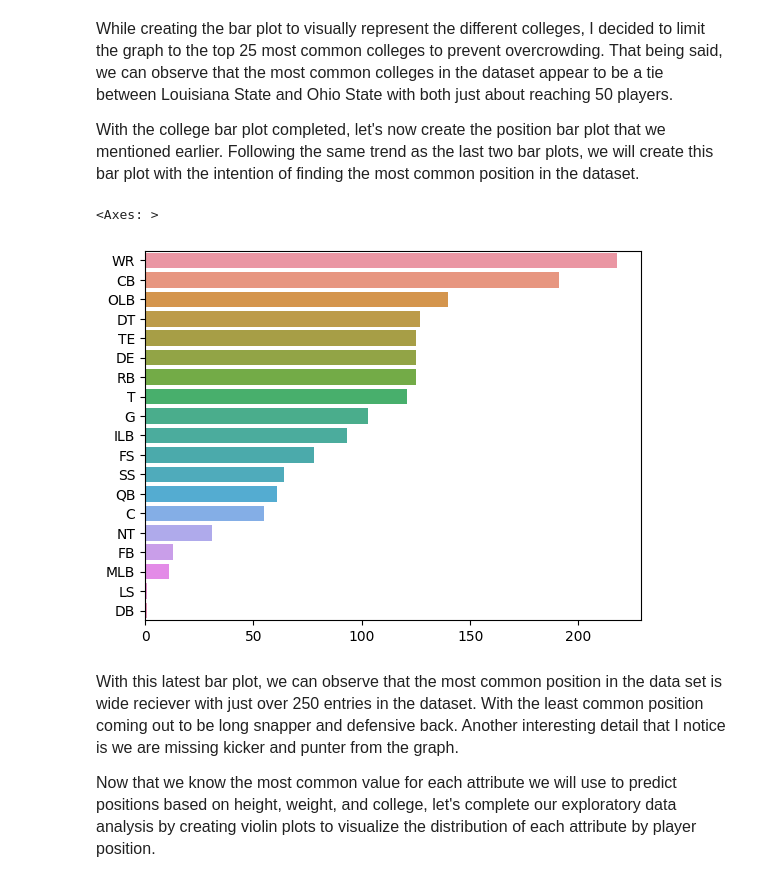
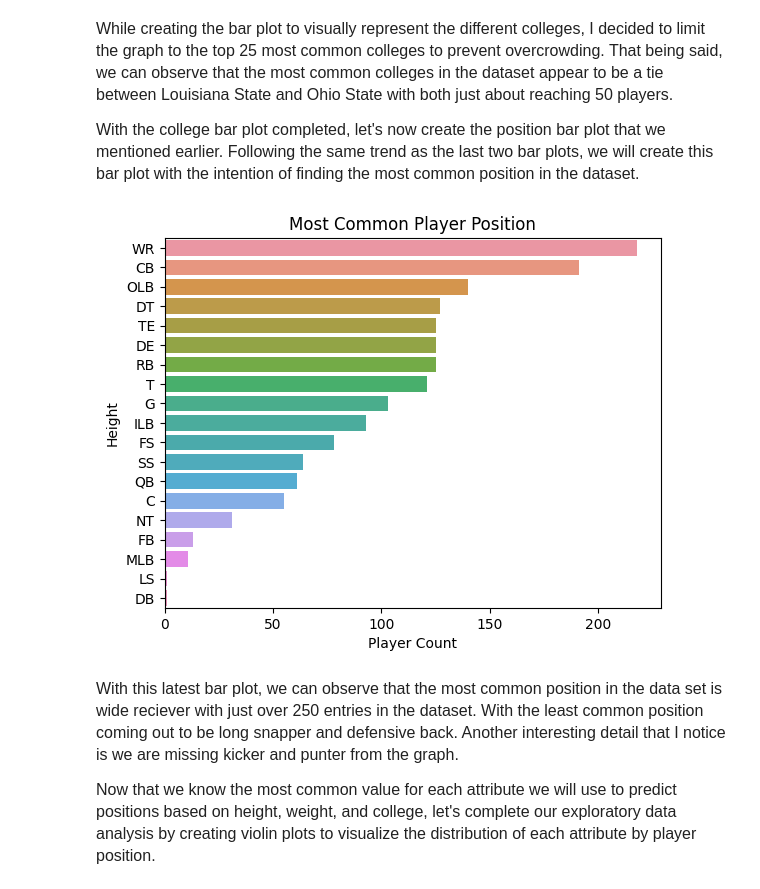
Before and after one commit to glaframb71/CS39AA-Project, a Jupyter notebook: 39aa-project.ipynb, the cells around one changed output. Cells and saved outputs as stored; diff of their text form; code cells hidden in the pictures.

```diff
--- a/39aa-project.ipynb
+++ b/39aa-project.ipynb
@@ -154,21 +164,26 @@ sns.barplot(x=y, y=x)
 # %%
 positions = players['position'].str.split()
 positions = positions.tolist()
 positionsGathered=[word for i in positions for word in i]
 
 positionCounter=Counter(positionsGathered)
 positionMost=positionCounter.most_common()
 
 x, y = [], []
 for word, count in positionMost:
     if (word not in stopwords):
         x.append(word)
         y.append(count)
 
-sns.barplot(x=y, y=x)
+positionPlot = sns.barplot(x=y, y=x)
+
+positionPlot.set_title("Most Common Player Position")
+positionPlot.set_xlabel('Player Count')
+positionPlot.set_ylabel('Height')
+
+plt.show()
 # %% [output]
-<Axes: >
-[figure, old version]
+[figure, new version]
 # %% [markdown]
 <font size ="3">With this latest bar plot, we can observe that the most common position in the data set is wide reciever with just over 250 entries in the dataset. With the least common position coming out to be long snapper and defensive back. Another interesting detail that I notice is we are missing kicker and punter from the graph.</font>
 
```
Also changed, not shown: parts of 3 cells of this notebook.
